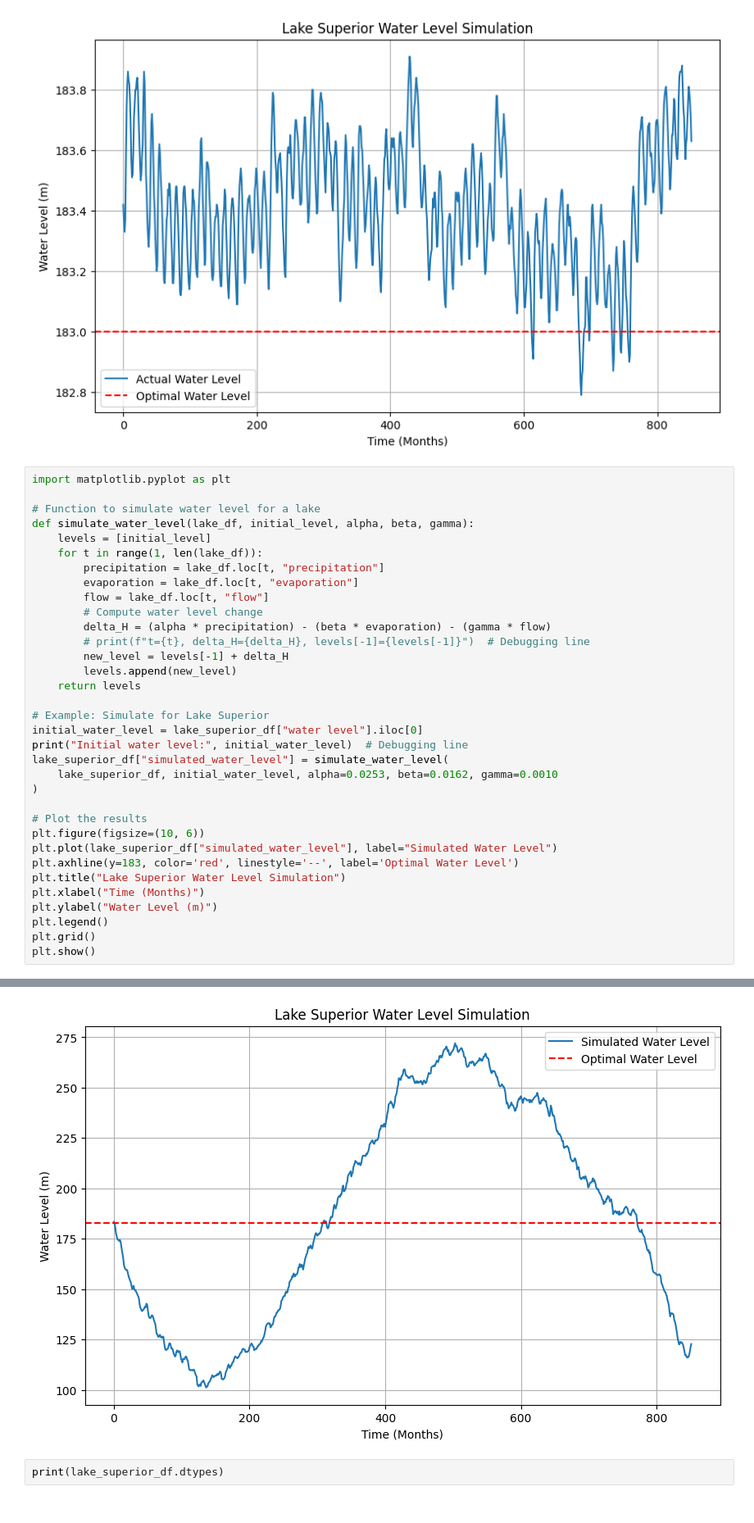
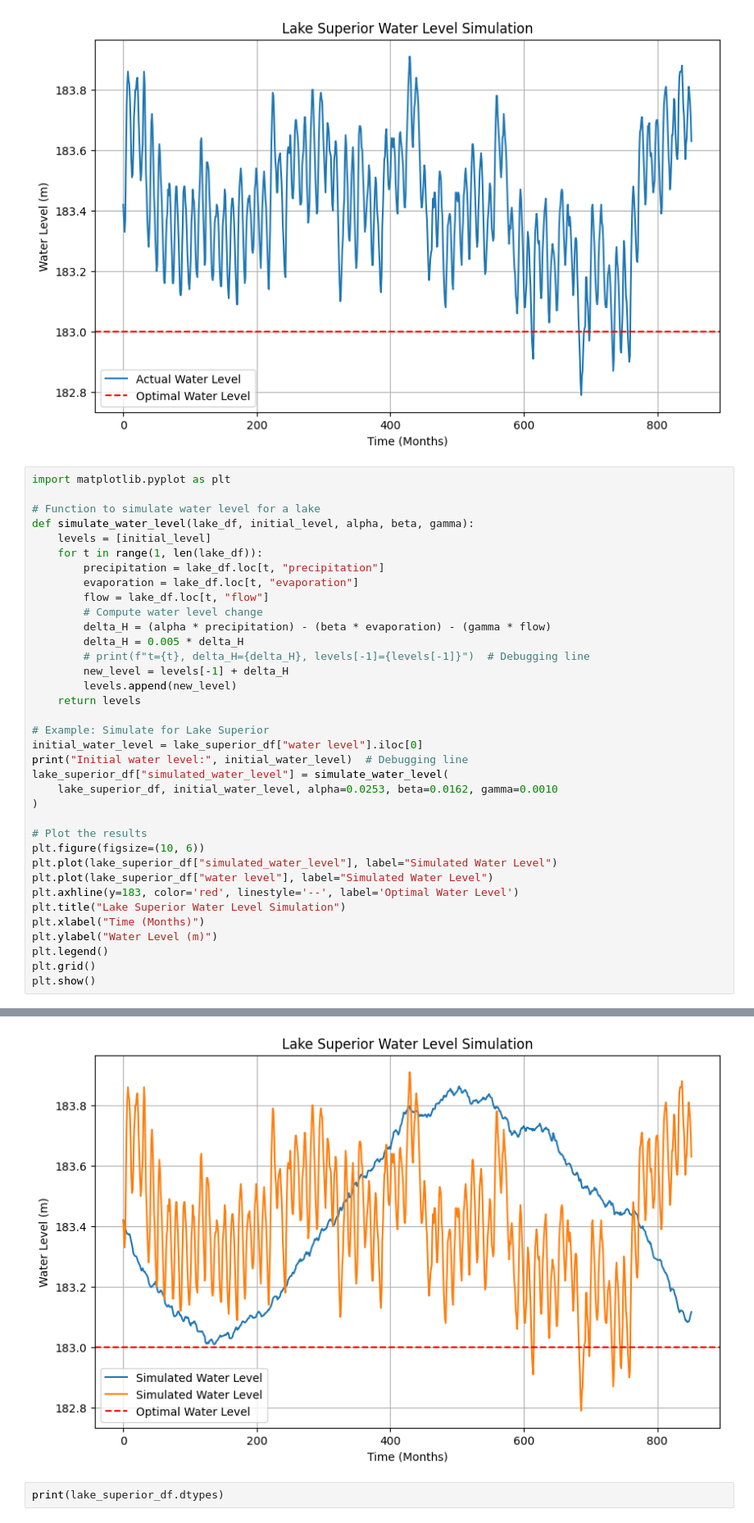
Before and after one commit to EmilioD19/Math-42-Final-Project, a Jupyter notebook: Final Project-Math42 (2).ipynb, the cells around one changed output, grey strips where cells are left out. Shown: that part at 82% size. Drawn from its saved outputs; the diff is of its cells as text.

```diff
--- a/Final Project-Math42 (2).ipynb
+++ b/Final Project-Math42 (2).ipynb
@@ -259,34 +259,36 @@ def simulate_water_level(lake_df, initial_level, alpha, beta, gamma):
     for t in range(1, len(lake_df)):
         precipitation = lake_df.loc[t, "precipitation"]
         evaporation = lake_df.loc[t, "evaporation"]
         flow = lake_df.loc[t, "flow"]
         # Compute water level change
         delta_H = (alpha * precipitation) - (beta * evaporation) - (gamma * flow)
+        delta_H = 0.005 * delta_H
         # print(f"t={t}, delta_H={delta_H}, levels[-1]={levels[-1]}")  # Debugging line
         new_level = levels[-1] + delta_H
         levels.append(new_level)
     return levels
 
 # Example: Simulate for Lake Superior
 initial_water_level = lake_superior_df["water level"].iloc[0]
 print("Initial water level:", initial_water_level)  # Debugging line
 lake_superior_df["simulated_water_level"] = simulate_water_level(
     lake_superior_df, initial_water_level, alpha=0.0253, beta=0.0162, gamma=0.0010
 )
 
 # Plot the results
 plt.figure(figsize=(10, 6))
 plt.plot(lake_superior_df["simulated_water_level"], label="Simulated Water Level")
+plt.plot(lake_superior_df["water level"], label="Simulated Water Level")
 plt.axhline(y=183, color='red', linestyle='--', label='Optimal Water Level')
 plt.title("Lake Superior Water Level Simulation")
 plt.xlabel("Time (Months)")
 plt.ylabel("Water Level (m)")
 plt.legend()
 plt.grid()
 plt.show()
 # %% [output]
 Initial water level: 183.42
-[figure, old version]
+[figure, new version]
 # %%
 print(lake_superior_df.dtypes)
 # %% [output]
```
Also changed, not shown: parts of 4 cells of this notebook.
